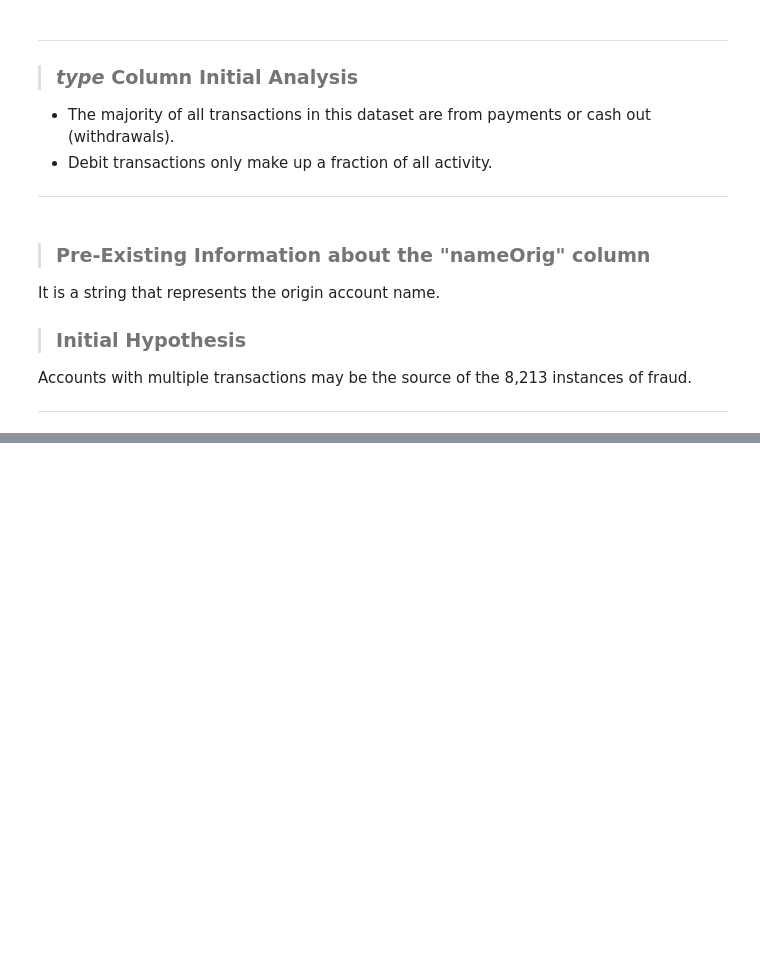
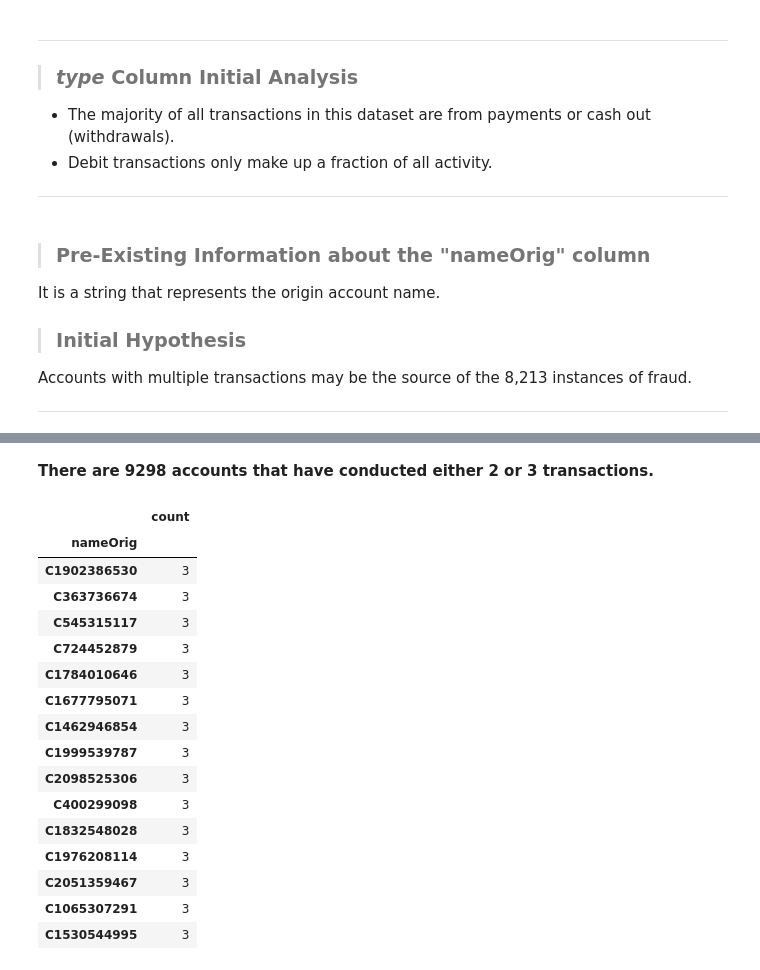
Before and after one commit to thetechleila/Financial-Fraud-Detection-Model, a Jupyter notebook: eda.ipynb, the cells around one changed output, grey strips where cells are left out. Drawn from its saved outputs; the diff is of its cells as text; code cells hidden in the pictures; blank space fills up the shorter version.

Commit message:
more account

```diff
--- a/eda.ipynb
+++ b/eda.ipynb
@@ -253,0 +296,26 @@ ___
+# %% [markdown]
+**There are 9298 accounts that have conducted either 2 or 3 transactions.**
+# %%
+#Isolate accounts that have initiated more than 2 transactions
+name_count = df["nameOrig"].value_counts(ascending=False)
+max_transac = name_count[name_count > 2].sort_values(ascending=False)
+
+max_transac.to_frame()
+# %% [output]
+|  | count |
+| nameOrig |  |
+| C1902386530 | 3 |
+| C363736674 | 3 |
+| C545315117 | 3 |
+| C724452879 | 3 |
+| C1784010646 | 3 |
+| C1677795071 | 3 |
+| C1462946854 | 3 |
+| C1999539787 | 3 |
+| C2098525306 | 3 |
+| C400299098 | 3 |
+| C1832548028 | 3 |
+| C1976208114 | 3 |
+| C2051359467 | 3 |
+| C1065307291 | 3 |
+| C1530544995 | 3 |
```
Also changed, not shown: parts of 5 cells of this notebook.
